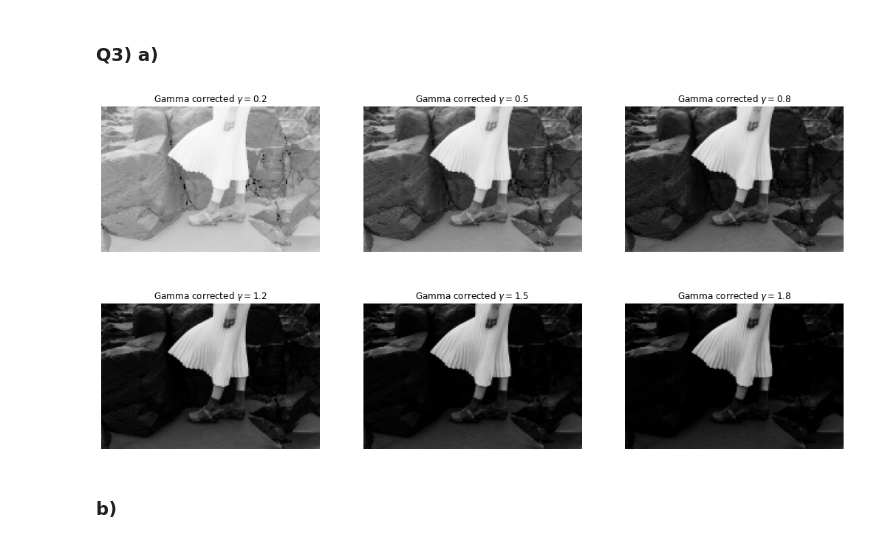
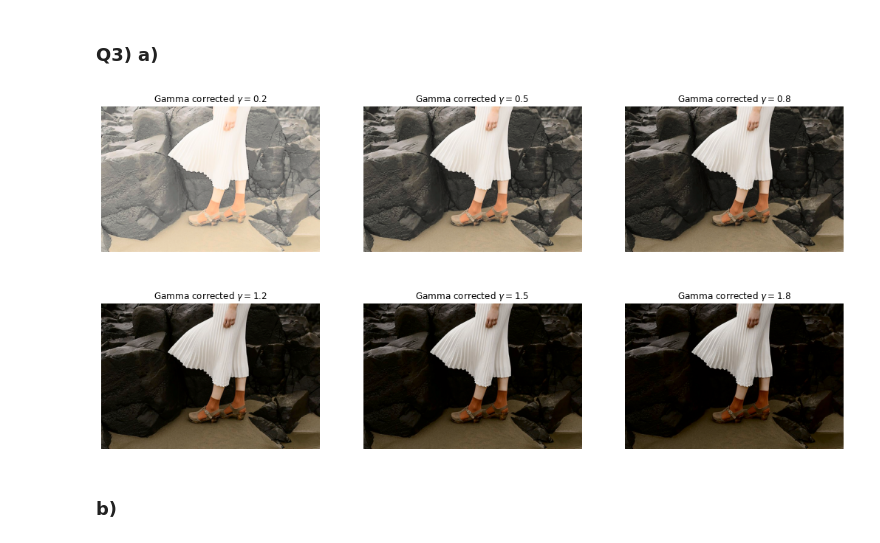
Before and after one commit to Krishnakanth-lab/EN2550_Assignment1, a Jupyter notebook: Krishnakanth_190323C_a01.ipynb, the cells around one changed output. Drawn from its saved outputs; the diff is of its cells as text; code cells hidden in the pictures.

Commit message:
gamma correction made on LAB color space

```diff
--- a/Krishnakanth_190323C_a01.ipynb
+++ b/Krishnakanth_190323C_a01.ipynb
@@ -126,28 +126,33 @@ plt.show()
 # %% [markdown]
 ### Q3) a)
 # %%
-gamma_img = cv.imread(r'highlights_and_shadows.jpg', cv.COLOR_BGR2LAB)
+import copy
+gamma_img = cv.imread(r'highlights_and_shadows.jpg')
+gamma_img = cv.cvtColor(gamma_img, cv.COLOR_BGR2LAB)
 
-gamma_img2 = gamma_img[:,:,0]
-gamma_list = [0.2, 0.5, 0.8, 1.2, 1.5, 1.8]
+gamma_list = [ 0.2, 0.5, 0.8, 1.2, 1.5, 1.8]
 j=0
 fig, ax = plt.subplots(2, 3, figsize=(18, 9))
+# gamma_img[:,:,0:2]=0
 
 for gamma in gamma_list:
     r=j//3
     c=j%3
 
+    img_copy = copy.deepcopy(gamma_img)
+
     t = np.array([(p/255)**gamma*255 for p in range (0, 256)]).astype(np.uint8)
-    transformed = cv.LUT(gamma_img2, t)
-    transformed = cv.cvtColor(transformed, cv.COLOR_BGR2RGB)
+    img_copy[:,:,0] = cv.LUT(img_copy[:,:,0], t)
+    # gamma_img[:,:,0]=transformed
+    img_copy = cv.cvtColor(img_copy, cv.COLOR_LAB2RGB)
 
-    ax[r][c].imshow(transformed)
+    ax[r][c].imshow(img_copy)
     ax[r][c].set_title('Gamma corrected $\gamma = {}$'.format(gamma))
     ax[r][c].axis('off')
 
     j+=1
 plt.show()
 # %% [output]
-[figure, old version]
+[figure, new version]
 # %% [markdown]
 ### b)
```
